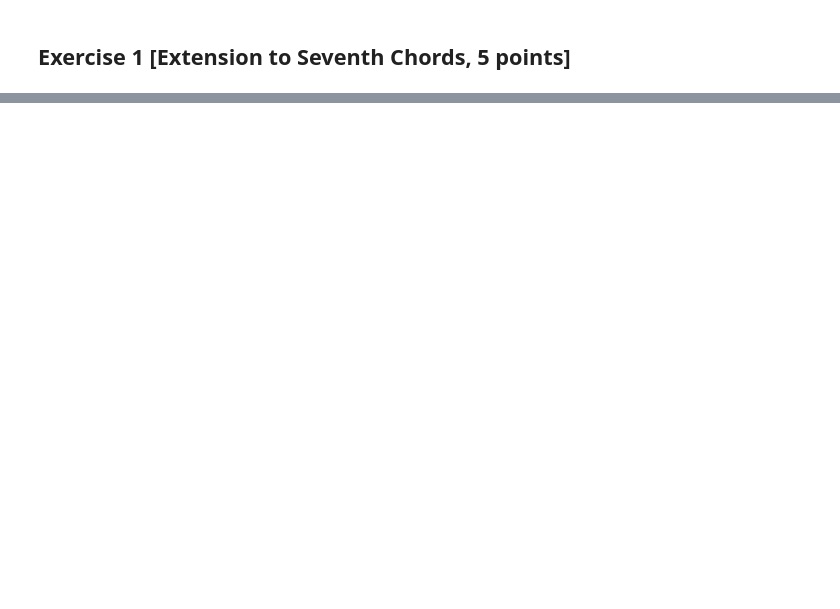
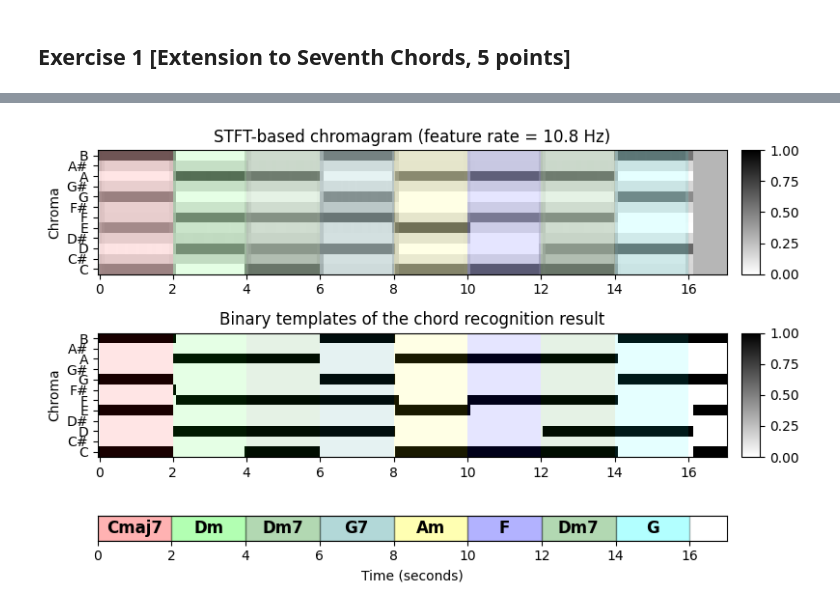
Before and after one commit to martijuanola/RWTH-AIiM, a Jupyter notebook: exercices/e9/e9-main.ipynb, the cells around one changed output, grey strips where cells are left out. Saved outputs shown, nothing was run; the diff lists cells and outputs as text; code cells hidden in the pictures; blank space fills up the shorter version.

```diff
--- a/exercices/e9/e9-main.ipynb
+++ b/exercices/e9/e9-main.ipynb
@@ -28,0 +309,9 @@ Audio file path: /Users/martijuanola/git_repositories/RWTH-AIiM/exercices/e9/dat
+# %%
+# TODO : ...
+
+chord_templates = generate_chord_templates(with_sevenths=True)
+X_chord = np.matmul(chord_templates, chord_max)
+
+plot_chord_detection2(X, Fs_X, x_dur, ann, color_ann, X_chord)
+# %% [output]
+[figure, added]
```
Also changed, not shown: parts of 12 cells of this notebook, 1 other file.
